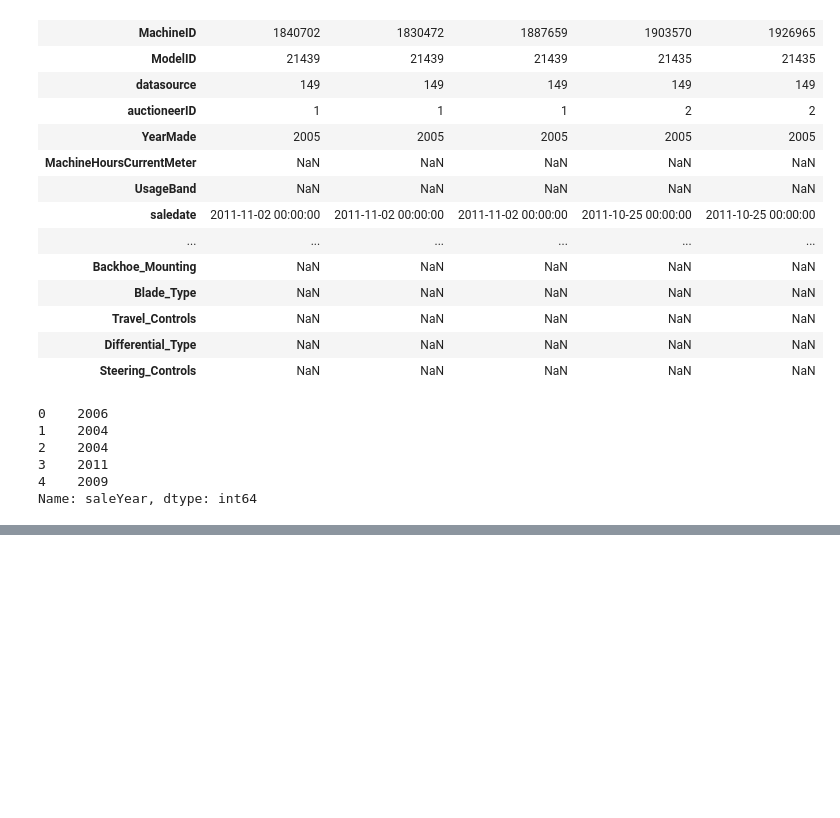
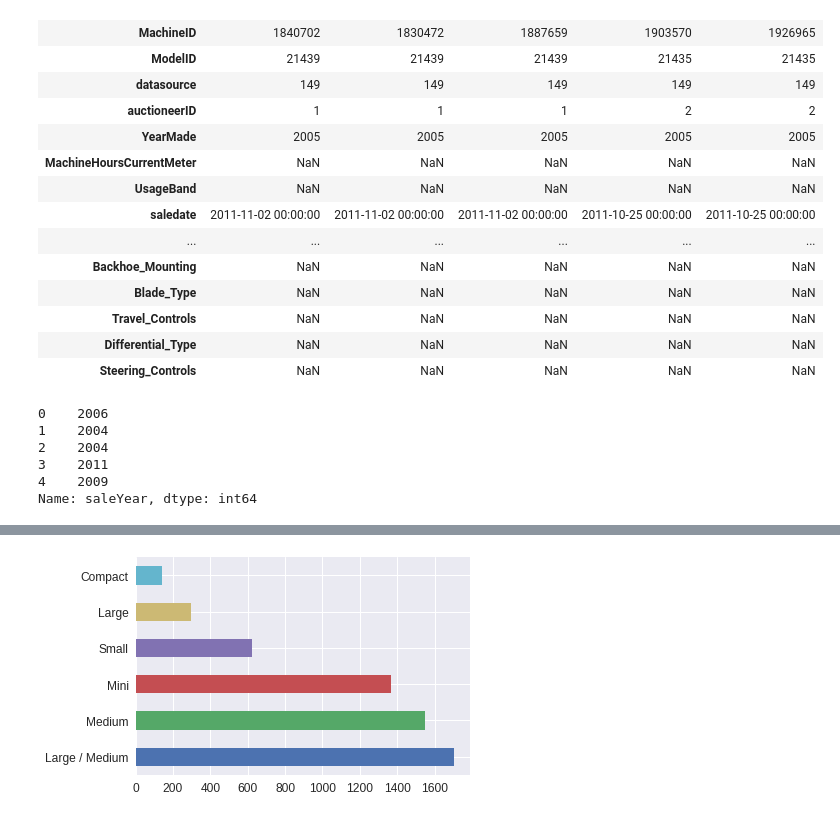
Before and after one commit to ssttv/ml-resources, a Jupyter notebook: fastai_rf_interpretation.ipynb, the cells around one changed output, grey strips where cells are left out. Saved outputs shown, nothing was run; the diff lists cells and outputs as text; code cells hidden in the pictures; blank space fills up the shorter version.

```diff
--- a/fastai_rf_interpretation.ipynb
+++ b/fastai_rf_interpretation.ipynb
@@ -136,0 +189,4 @@ def print_score(m):
+# %%
+raw_valid.ProductSize.value_counts().plot.barh();
+# %% [output]
+[figure, added]
```
Also changed, not shown: parts of 10 cells of this notebook.
